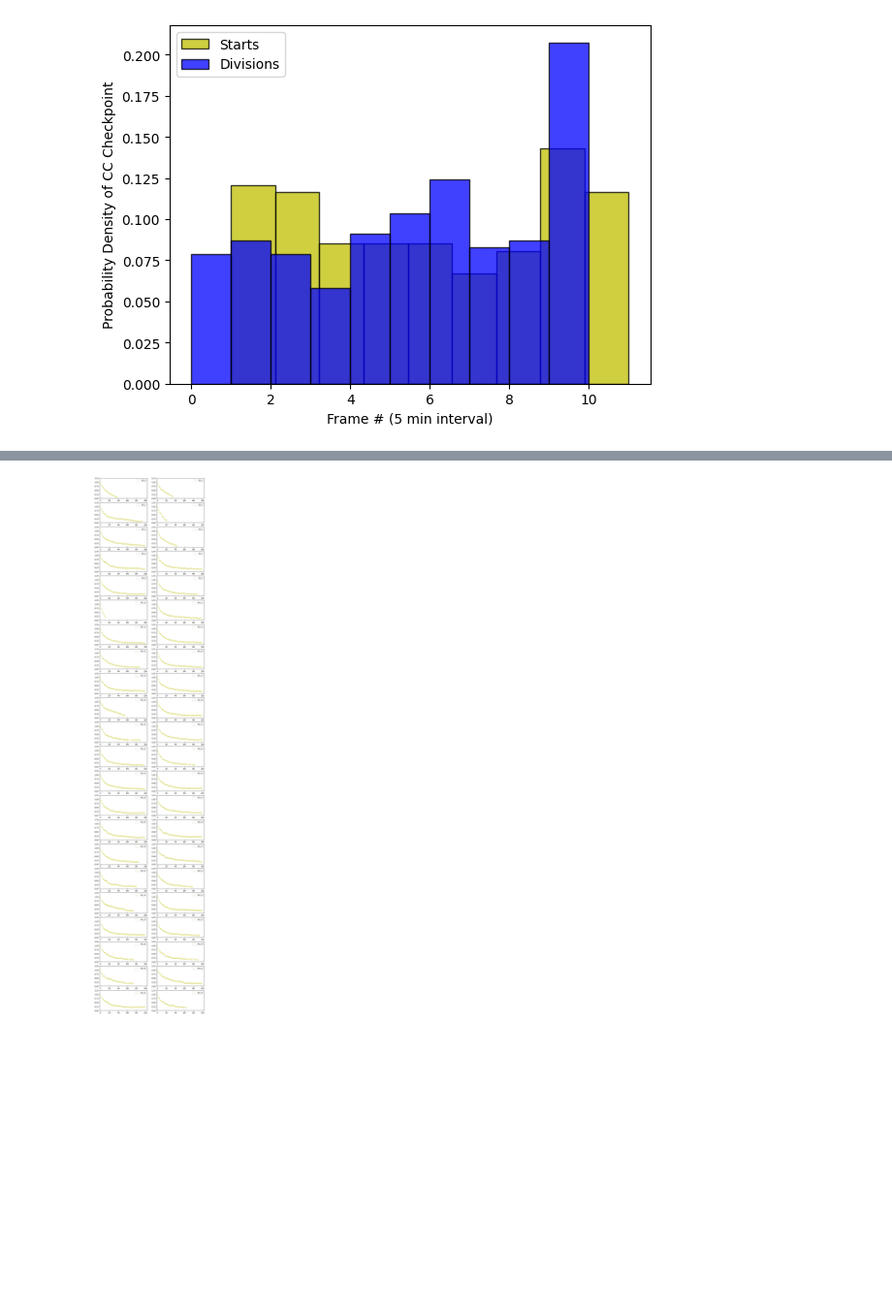
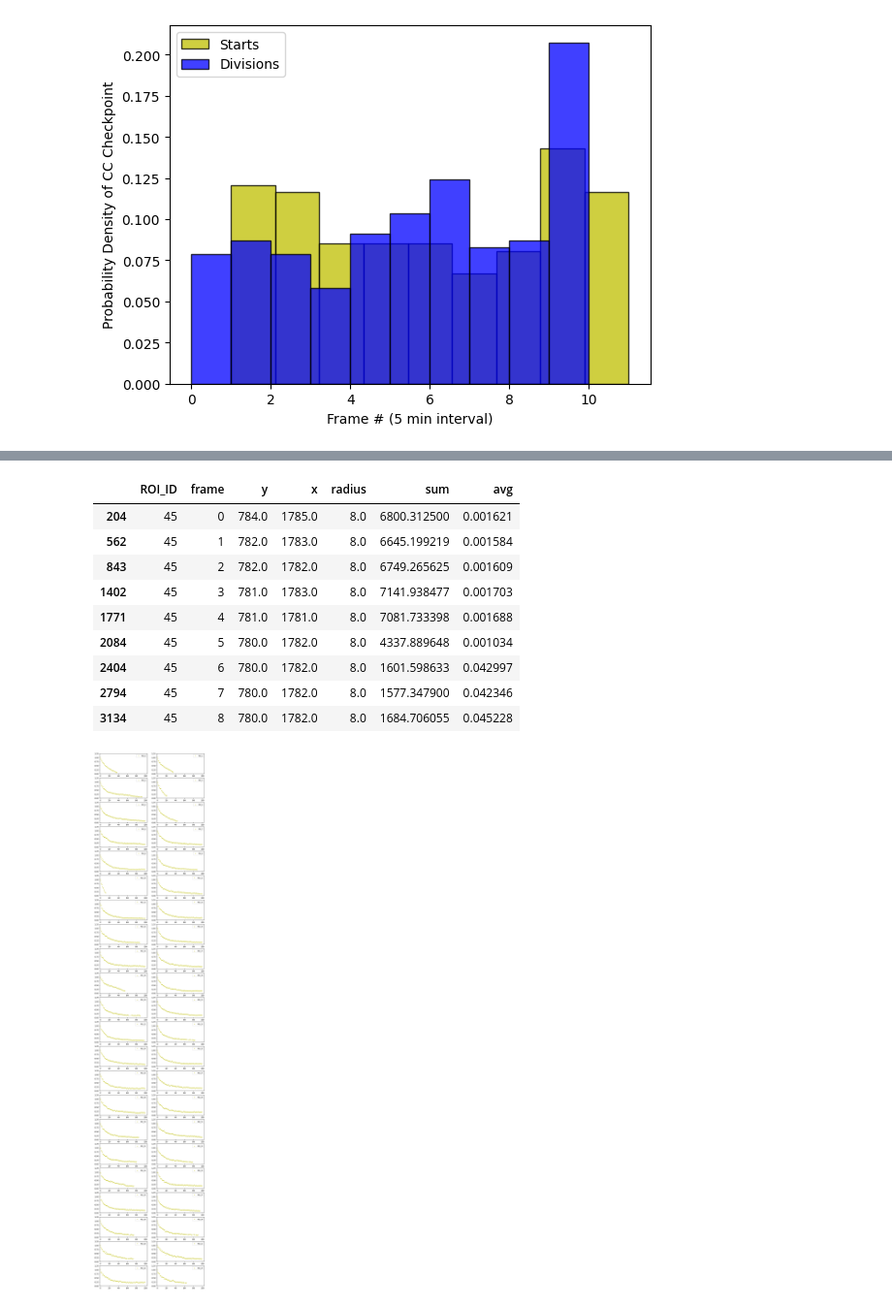
Before and after one commit to jglichowsk/organelle-measure, a Jupyter notebook: organelle_measure/notebooks/myo1-globular-timelapse-analysis.ipynb, the cells around one changed output, grey strips where cells are left out. Shown at 97% size. Drawn from its saved outputs; the diff is of its cells as text; code cells hidden in the pictures; blank space fills up the shorter version.

```diff
--- a/organelle_measure/notebooks/myo1-globular-timelapse-analysis.ipynb
+++ b/organelle_measure/notebooks/myo1-globular-timelapse-analysis.ipynb
@@ -461,4 +481,17 @@ roi_subplots(novdf, num_rows=int(len(np.unique(novdf['ROI_ID'].values))/2),fit=F
 ([], [], [])
+# %%
+novdf.loc[novdf.ROI_ID==45]
+# %% [output]
+|  | ROI_ID | frame | y | x | radius | sum | avg |
+| 204 | 45 | 0 | 784.0 | 1785.0 | 8.0 | 6800.312500 | 0.001621 |
+| 562 | 45 | 1 | 782.0 | 1783.0 | 8.0 | 6645.199219 | 0.001584 |
+| 843 | 45 | 2 | 782.0 | 1782.0 | 8.0 | 6749.265625 | 0.001609 |
+| 1402 | 45 | 3 | 781.0 | 1783.0 | 8.0 | 7141.938477 | 0.001703 |
+| 1771 | 45 | 4 | 781.0 | 1781.0 | 8.0 | 7081.733398 | 0.001688 |
+| 2084 | 45 | 5 | 780.0 | 1782.0 | 8.0 | 4337.889648 | 0.001034 |
+| 2404 | 45 | 6 | 780.0 | 1782.0 | 8.0 | 1601.598633 | 0.042997 |
+| 2794 | 45 | 7 | 780.0 | 1782.0 | 8.0 | 1577.347900 | 0.042346 |
+| 3134 | 45 | 8 | 780.0 | 1782.0 | 8.0 | 1684.706055 | 0.045228 |
 # %%
 # wa,wb,wc=roi_subplots(df_01292026_r1, num_rows=int(len(np.unique(df_01292026_r1['ROI_ID'].values))/2),fit=True,corr=False)
 xa,xb,xc=roi_subplots(df_01292026_r2, num_rows=int(len(np.unique(df_01292026_r2['ROI_ID'].values))/2), fit=True,corr=False)
```
Also changed, not shown: parts of 9 cells of this notebook, 1 other file.
